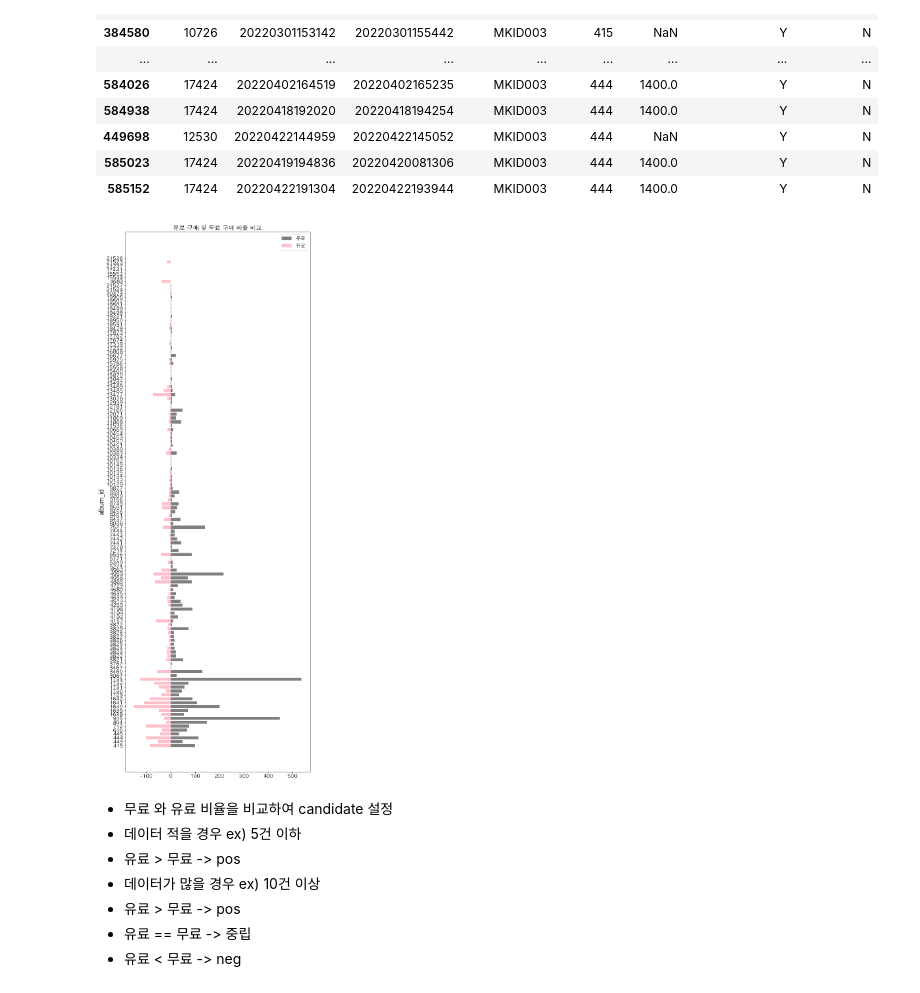
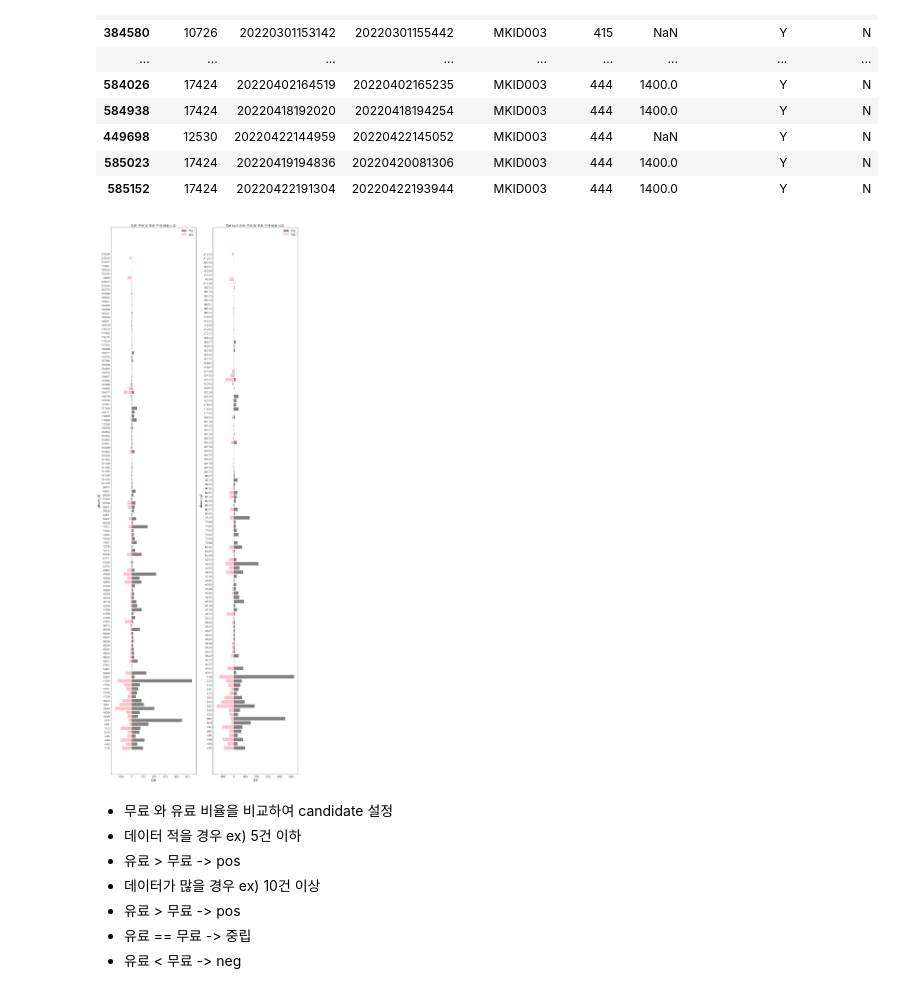
Before and after one commit to jinsuc28/lg-children-country-recommend, a Jupyter notebook: EDA/JS/1-EDA.ipynb, the cells around one changed output. Drawn from its saved outputs; the diff is of its cells as text; code cells hidden in the pictures.

```diff
--- a/EDA/JS/1-EDA.ipynb
+++ b/EDA/JS/1-EDA.ipynb
@@ -270,6 +264,8 @@ display(watch_e_df[(watch_e_df['ss_id']==20220302203651)])
 | 20 | 5 | 20220302203651 | 20220302203824 | MKID049 | 65 | 30 | 536 | 0 |
 # %%
 history_df_prepro = history_df.copy()
+# 상위 구매 5명 제외된 df
+history_df_prepro_del_topuser = history_df_prepro[~history_df_prepro['profile_id'].isin(list(buy_df.profile_id.value_counts().index[:6]))]
 # %%
 # payment 는 가끔 무료로 풀린다..
 # 일종에 프로모션이라고 보고 갑자기 잘팔린 것이라고 판단해야되는 것은 아닐까??
@@ -293,25 +289,44 @@ history_df_prepro[history_df_prepro['album_id'].isin(list(buy_df.album_id.unique
 | 585023 | 17424 | 20220419194836 | 20220420081306 | MKID003 | 444 | 1400.0 | Y | N |
 | 585152 | 17424 | 20220422191304 | 20220422193944 | MKID003 | 444 | 1400.0 | Y | N |
 # %%
-buy_album_history_df = history_df_prepro[history_df_prepro['album_id'].isin(list(buy_df.album_id.unique()))]
-# buy_album_history_df.payment.value_counts()
-buy_album_history_df['payment'] = buy_album_history_df['payment'].fillna(0)
-buy_album_history_df['pay_true_false'] = buy_album_history_df['payment'].apply(lambda x: 0 if x == 0 else 1)
-visualize_buy_album = buy_album_history_df.groupby(['album_id','pay_true_false']).count().iloc[:,0:1].rename(columns={'profile_id':'cnt'}).reset_index()
+def buy_album_history_method(history_df_prepro):
+    buy_album_history_df = history_df_prepro[history_df_prepro['album_id'].isin(list(buy_df.album_id.unique()))]
+    # buy_album_history_df.payment.value_counts()
+    buy_album_history_df['payment'] = buy_album_history_df['payment'].fillna(0)
+    buy_album_history_df['pay_true_false'] = buy_album_history_df['payment'].apply(lambda x: 0 if x == 0 else 1)
+    visualize_buy_album = buy_album_history_df.groupby(['album_id','pay_true_false']).count().iloc[:,0:1].rename(columns={'profile_id':'cnt'}).reset_index()
+    return visualize_buy_album
+# %%
+visualize_buy_album = buy_album_history_method(history_df_prepro)
+visualize_buy_album_del_top = buy_album_history_method(history_df_prepro_del_topuser)
 # %%
-plt.figure(figsize=(10,30))
+plt.figure(figsize=(20,60))
+plt.subplot(121)
 visualize_buy_album['album_id'] = visualize_buy_album['album_id'].astype(str)
 album_id = visualize_buy_album.album_id
 y = visualize_buy_album[visualize_buy_album['pay_true_false']==0]
 y1 = visualize_buy_album[visualize_buy_album['pay_true_false']==1]
 plt.barh(y.album_id, y.cnt, color='gray', label='무료')
 plt.barh(y1.album_id, -y1.cnt,color='pink', label='유료')
 plt.ylabel('album_id',fontsize=20)
+plt.xlabel('cnt',fontsize=20)
 plt.title('유료 구매 및 무료 구매 비율 비교')
 plt.legend()
+
+plt.subplot(122)
+visualize_buy_album_del_top['album_id'] = visualize_buy_album_del_top['album_id'].astype(str)
+album_id = visualize_buy_album_del_top.album_id
+y = visualize_buy_album_del_top[visualize_buy_album_del_top['pay_true_false']==0]
+y1 = visualize_buy_album_del_top[visualize_buy_album_del_top['pay_true_false']==1]
+plt.barh(y.album_id, y.cnt, color='gray', label='무료')
+plt.barh(y1.album_id, -y1.cnt,color='pink', label='유료')
+plt.ylabel('album_id',fontsize=20)
+plt.xlabel('cnt',fontsize=20)
+plt.title('Del top5 유료 구매 및 무료 구매 비율 비교')
+plt.legend()
 plt.show()
 # %% [output]
-[figure, old version]
+[figure, new version]
 # %% [markdown]
 - 무료 와 유료 비율을 비교하여 candidate 설정
 - 데이터 적을 경우 ex) 5건 이하
```
Also changed, not shown: parts of 20 cells of this notebook, 1 other file.
